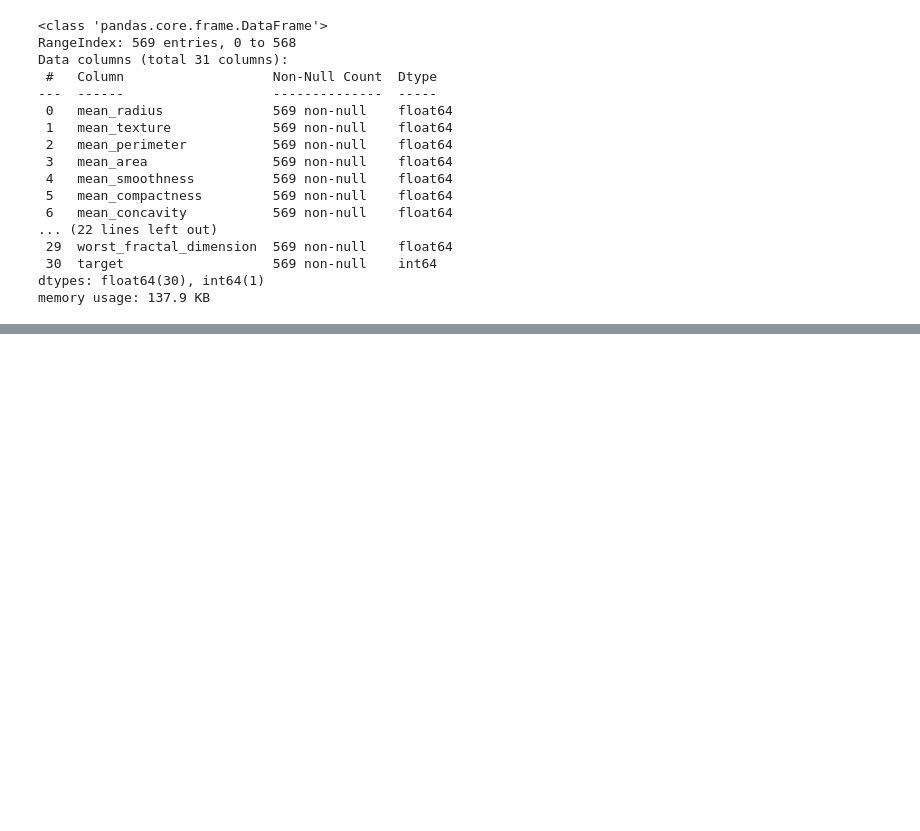
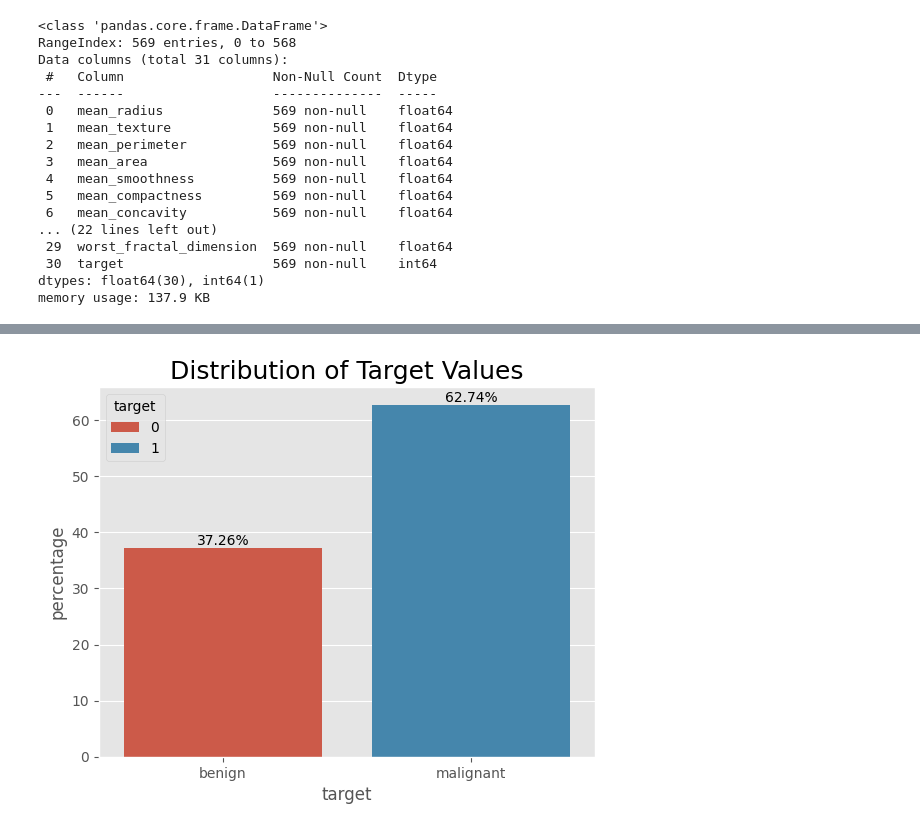
Before and after one commit to isaacmenchaca97/breast_cancer_detection, a Jupyter notebook: breast_cancer.ipynb, the cells around one changed output, grey strips where cells are left out. Drawn from its saved outputs; the diff is of its cells as text; code cells hidden in the pictures; blank space fills up the shorter version.

```diff
--- a/breast_cancer.ipynb
+++ b/breast_cancer.ipynb
@@ -94,0 +122,11 @@ memory usage: 137.9 KB
+# %%
+value_counts_df = (round(df.target.value_counts(normalize=True)*100,2)).reset_index()
+value_counts_df.columns = ['target', 'percentage']
+ax = sns.barplot(x=value_counts_df['target'], y=value_counts_df['percentage'], hue=value_counts_df['target'], dodge=False)
+ax.bar_label(ax.containers[0], fmt="%.2f%%")
+ax.bar_label(ax.containers[1],fmt="%.2f%%")
+plt.xticks(ticks=[0,1], labels=['benign', 'malignant'])
+plt.title('Distribution of Target Values', fontsize=18)
+plt.show()
+# %% [output]
+[figure, added]
```
Also changed, not shown: parts of 16 cells of this notebook, 1 other file.
